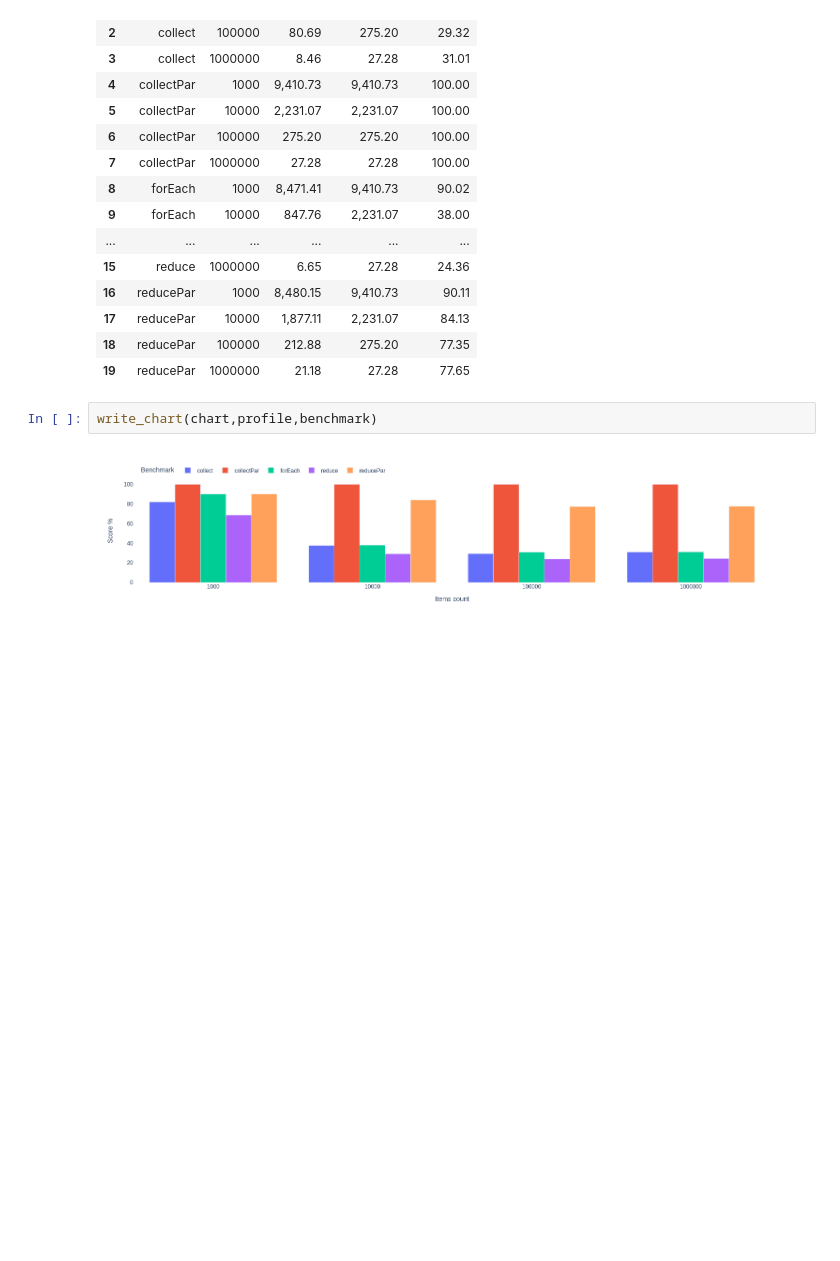
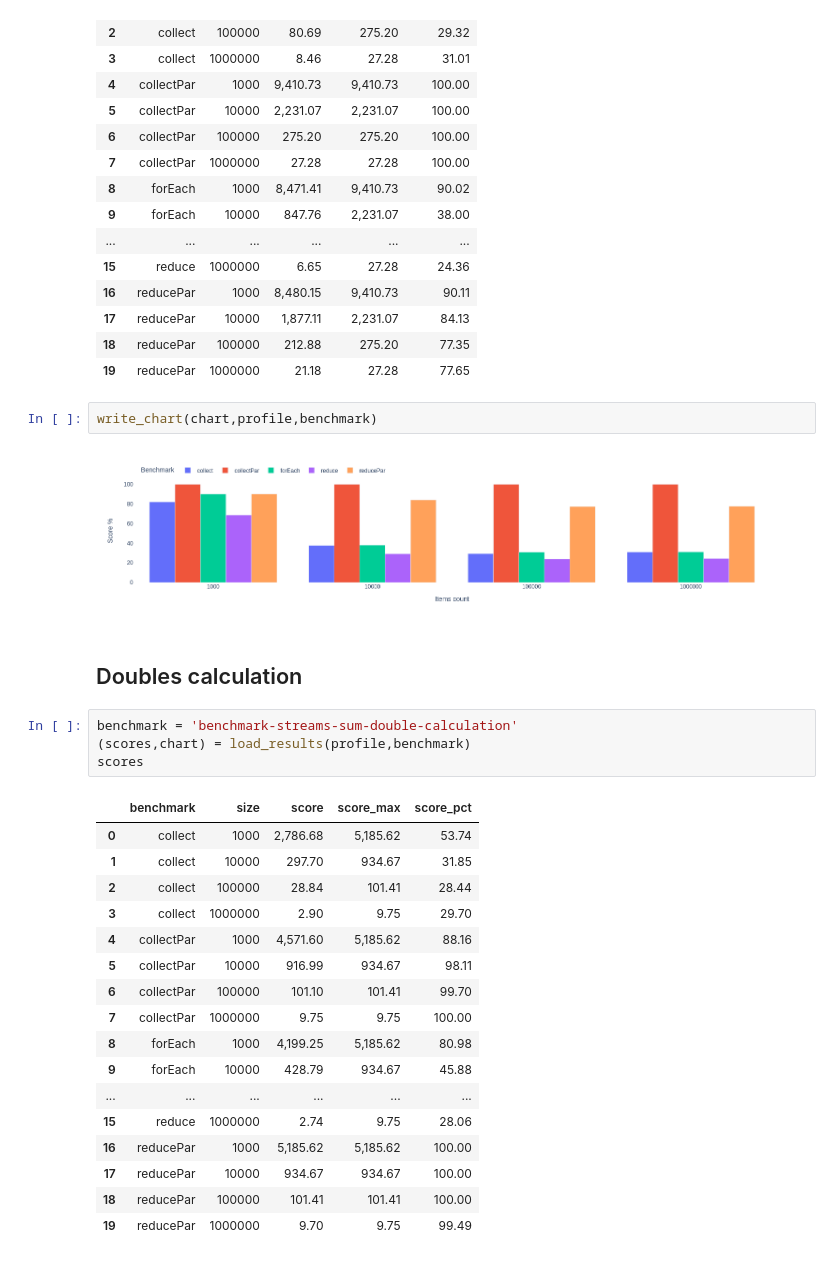
Before and after one commit to daniellas/speed-of-stream, a Jupyter notebook: jupyterlab/visualisation.ipynb, the cells around one changed output. Saved outputs shown, nothing was run; the diff lists cells and outputs as text; blank space fills up the shorter version.

```diff
--- a/jupyterlab/visualisation.ipynb
+++ b/jupyterlab/visualisation.ipynb
@@ -175,3 +175,27 @@ scores
 write_chart(chart,profile,benchmark)
 # %% [output]
 [figure]
+# %% [markdown]
+## Doubles calculation
+# %%
+benchmark = 'benchmark-streams-sum-double-calculation'
+(scores,chart) = load_results(profile,benchmark)
+scores
+# %% [output]
+|  | benchmark | size | score | score_max | score_pct |
+| 0 | collect | 1000 | 2,786.68 | 5,185.62 | 53.74 |
+| 1 | collect | 10000 | 297.70 | 934.67 | 31.85 |
+| 2 | collect | 100000 | 28.84 | 101.41 | 28.44 |
+| 3 | collect | 1000000 | 2.90 | 9.75 | 29.70 |
+| 4 | collectPar | 1000 | 4,571.60 | 5,185.62 | 88.16 |
+| 5 | collectPar | 10000 | 916.99 | 934.67 | 98.11 |
+| 6 | collectPar | 100000 | 101.10 | 101.41 | 99.70 |
+| 7 | collectPar | 1000000 | 9.75 | 9.75 | 100.00 |
+| 8 | forEach | 1000 | 4,199.25 | 5,185.62 | 80.98 |
+| 9 | forEach | 10000 | 428.79 | 934.67 | 45.88 |
+| ... | ... | ... | ... | ... | ... |
+| 15 | reduce | 1000000 | 2.74 | 9.75 | 28.06 |
+| 16 | reducePar | 1000 | 5,185.62 | 5,185.62 | 100.00 |
+| 17 | reducePar | 10000 | 934.67 | 934.67 | 100.00 |
+| 18 | reducePar | 100000 | 101.41 | 101.41 | 100.00 |
+| 19 | reducePar | 1000000 | 9.70 | 9.75 | 99.49 |
```
Also changed, not shown: parts of 7 cells of this notebook, 6 other files.
